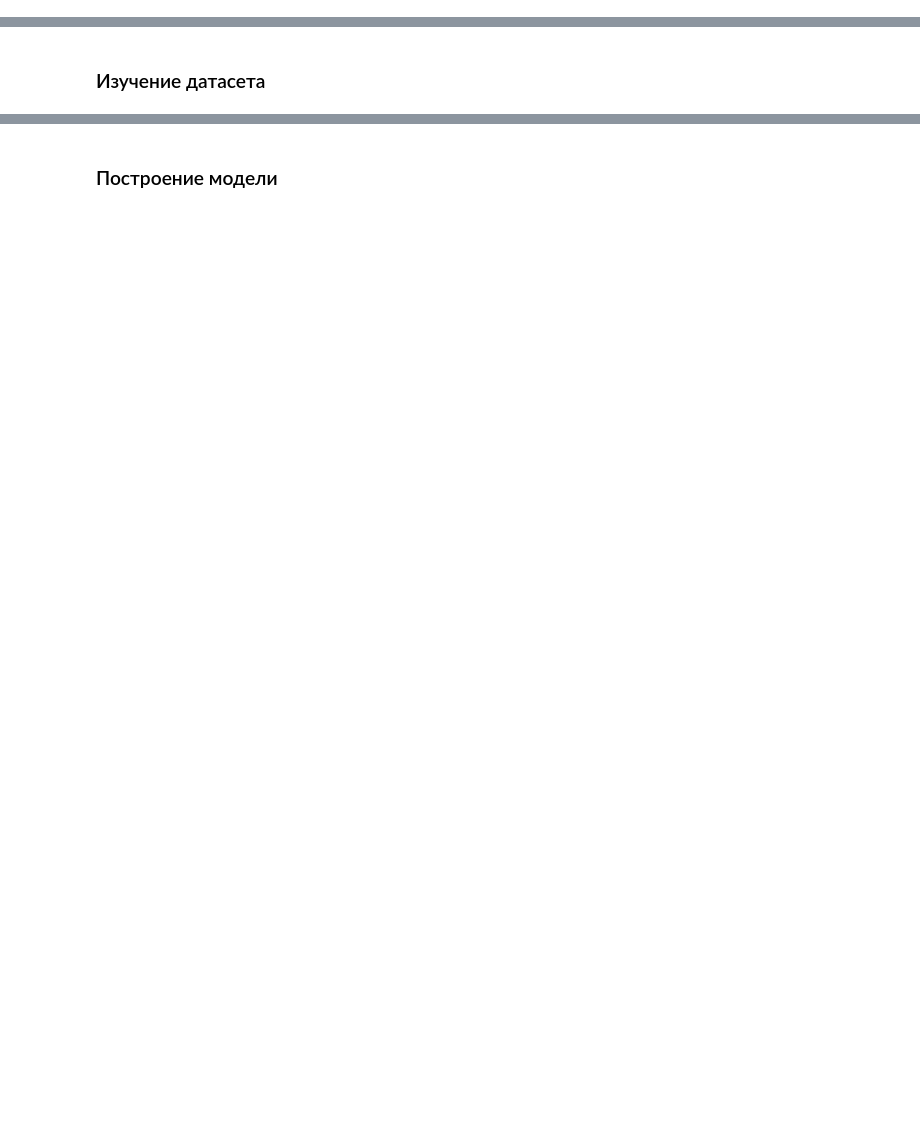
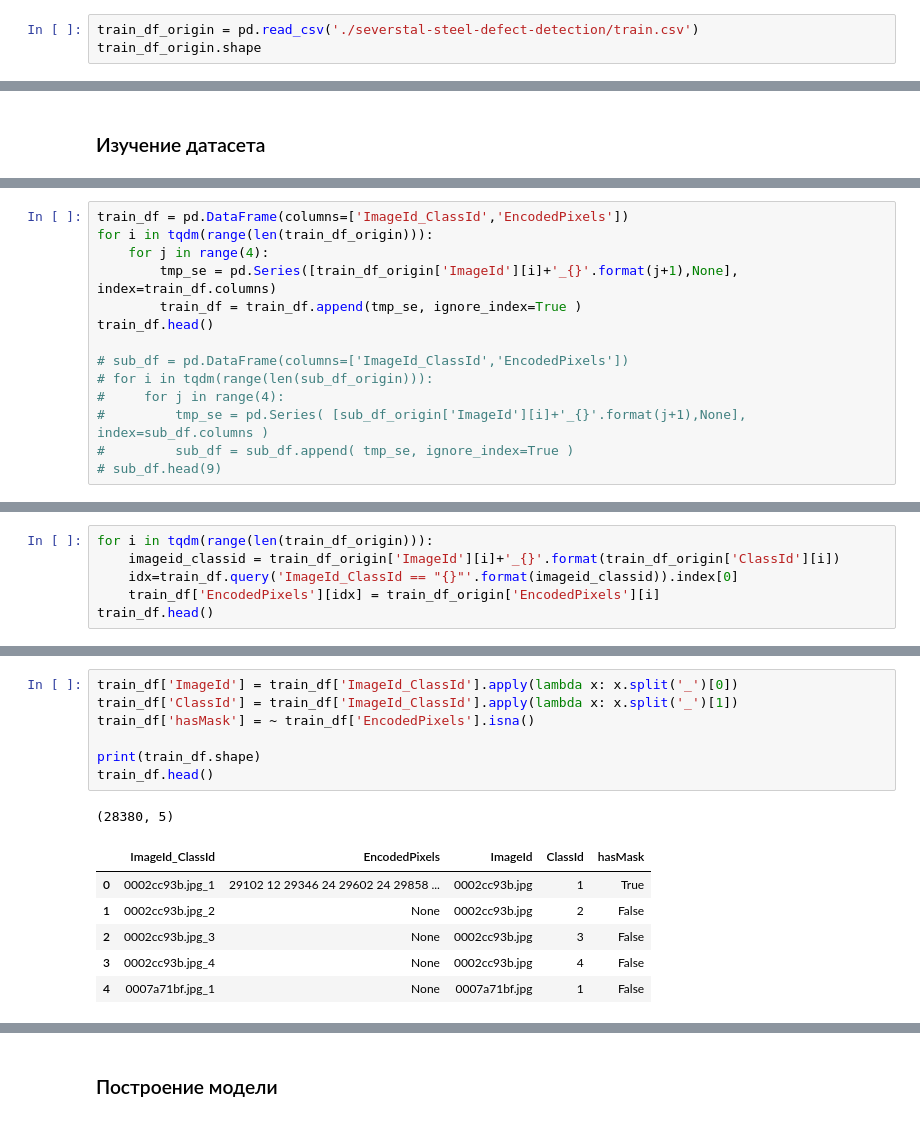
Before and after one commit to Miillya/Geekbrains, a Jupyter notebook: Введение в нейронные сети/Урок 6. Сегментация/hw_06.ipynb, the cells around one changed output, grey strips where cells are left out. Saved outputs shown, nothing was run; the diff lists cells and outputs as text; blank space fills up the shorter version.

```diff
--- a/Введение в нейронные сети/Урок 6. Сегментация/hw_06.ipynb
+++ b/Введение в нейронные сети/Урок 6. Сегментация/hw_06.ipynb
@@ -96,0 +104,3 @@ data = pd.read_csv('airline-passengers.csv', skipfooter = 5, engine='python')
+# %%
+train_df_origin = pd.read_csv('./severstal-steel-defect-detection/train.csv')
+train_df_origin.shape
@@ -129,0 +125,14 @@ plt.show()
+# %%
+train_df = pd.DataFrame(columns=['ImageId_ClassId','EncodedPixels'])
+for i in tqdm(range(len(train_df_origin))):
+    for j in range(4):
+        tmp_se = pd.Series([train_df_origin['ImageId'][i]+'_{}'.format(j+1),None], index=train_df.columns)
+        train_df = train_df.append(tmp_se, ignore_index=True )
+train_df.head()
+
+# sub_df = pd.DataFrame(columns=['ImageId_ClassId','EncodedPixels'])
+# for i in tqdm(range(len(sub_df_origin))):
+#     for j in range(4):
+#         tmp_se = pd.Series( [sub_df_origin['ImageId'][i]+'_{}'.format(j+1),None], index=sub_df.columns )
+#         sub_df = sub_df.append( tmp_se, ignore_index=True )
+# sub_df.head(9)
@@ -129,0 +146,6 @@ plt.show()
+# %%
+for i in tqdm(range(len(train_df_origin))):
+    imageid_classid = train_df_origin['ImageId'][i]+'_{}'.format(train_df_origin['ClassId'][i])
+    idx=train_df.query('ImageId_ClassId == "{}"'.format(imageid_classid)).index[0]
+    train_df['EncodedPixels'][idx] = train_df_origin['EncodedPixels'][i]
+train_df.head()
@@ -129,0 +159,15 @@ plt.show()
+# %%
+train_df['ImageId'] = train_df['ImageId_ClassId'].apply(lambda x: x.split('_')[0])
+train_df['ClassId'] = train_df['ImageId_ClassId'].apply(lambda x: x.split('_')[1])
+train_df['hasMask'] = ~ train_df['EncodedPixels'].isna()
+
+print(train_df.shape)
+train_df.head()
+# %% [output]
+(28380, 5)
+|  | ImageId_ClassId | EncodedPixels | ImageId | ClassId | hasMask |
+| 0 | 0002cc93b.jpg_1 | 29102 12 29346 24 29602 24 29858 ... | 0002cc93b.jpg | 1 | True |
+| 1 | 0002cc93b.jpg_2 | None | 0002cc93b.jpg | 2 | False |
+| 2 | 0002cc93b.jpg_3 | None | 0002cc93b.jpg | 3 | False |
+| 3 | 0002cc93b.jpg_4 | None | 0002cc93b.jpg | 4 | False |
+| 4 | 0007a71bf.jpg_1 | None | 0007a71bf.jpg | 1 | False |
```
Also changed, not shown: parts of 72 cells of this notebook.
